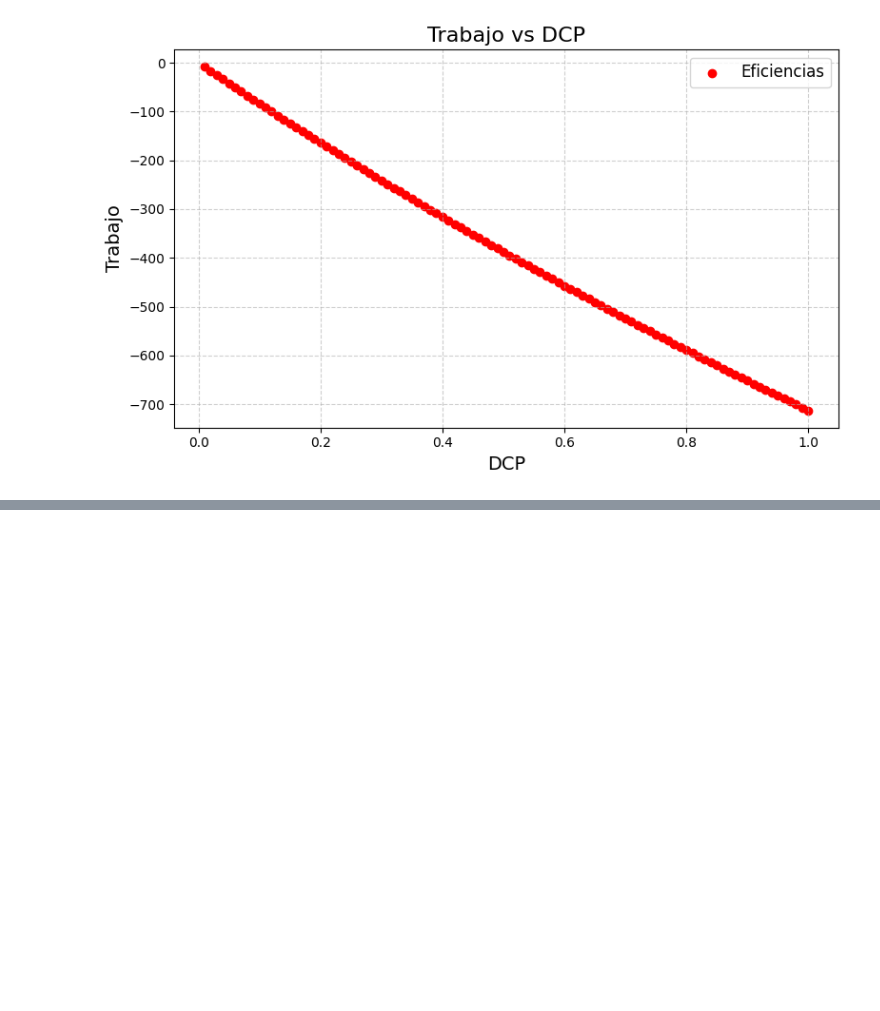
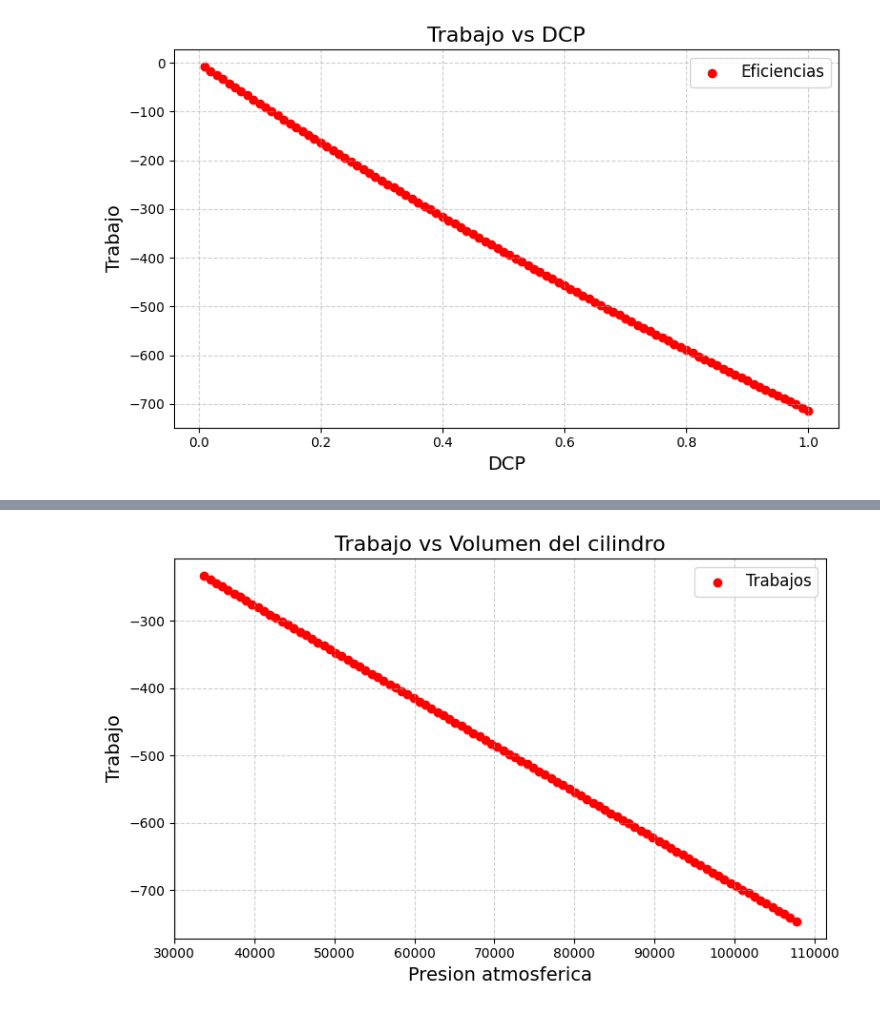
Before and after one commit to Vicber507/Diesel-Real, a Jupyter notebook: ciclo_diesel_4tiempos.ipynb, the cells around one changed output, grey strips where cells are left out. Cells and saved outputs as stored; diff of their text form; code cells hidden in the pictures; blank space fills up the shorter version.

```diff
--- a/ciclo_diesel_4tiempos.ipynb
+++ b/ciclo_diesel_4tiempos.ipynb
@@ -152,0 +228,9 @@ plt.show()
+# %%
+num_points = 100
+pres = np.zeros((num_points, 1))
+ef_worr_matrix = np.zeros((num_points, 2))
+
+
+for j, i in enumerate(range(33700, 108500, 748)):
+    pres[j][0] = i
+    ef_worr_matrix[j, :] = tp.diesel(P_atm=pres[j][0], PV=False, TV=False, TS=False, PVT=False)
@@ -152,0 +255,18 @@ plt.show()
+# %%
+
+fig, ax = plt.subplots(figsize=(8, 5))
+
+ax.scatter(pres[:,0], ef_worr_matrix[:,1], label='Trabajos', color='red')
+
+
+ax.set_title("Trabajo vs Volumen del cilindro", fontsize=16)
+ax.set_xlabel("Presion atmosferica", fontsize=14)
+ax.set_ylabel("Trabajo", fontsize=14)
+ax.grid(True, linestyle='--', alpha=0.6)
+ax.legend(fontsize=12)
+
+
+plt.tight_layout()
+plt.show()
+# %% [output]
+[figure, added]
```
Also changed, not shown: parts of 25 cells of this notebook, 1 other file.
